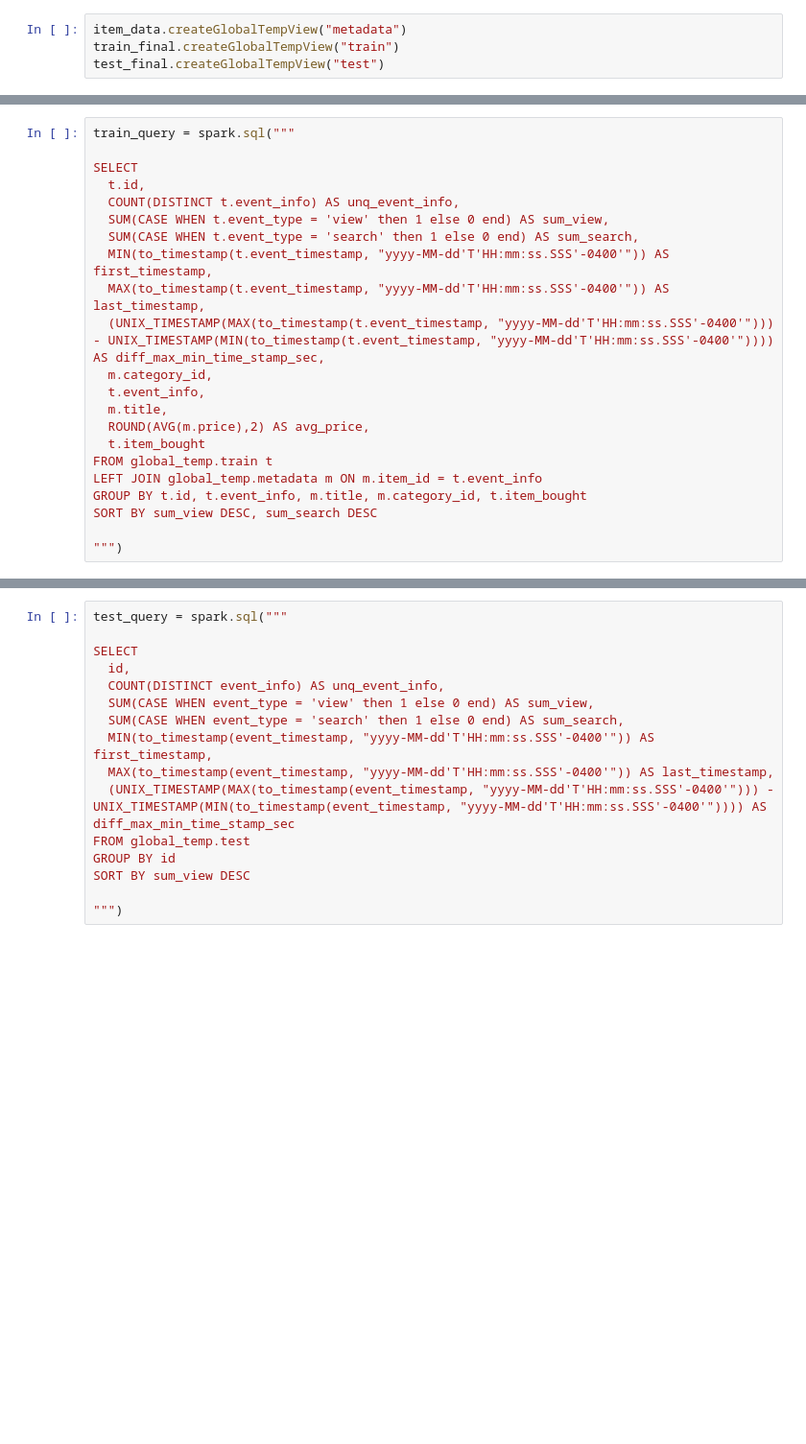
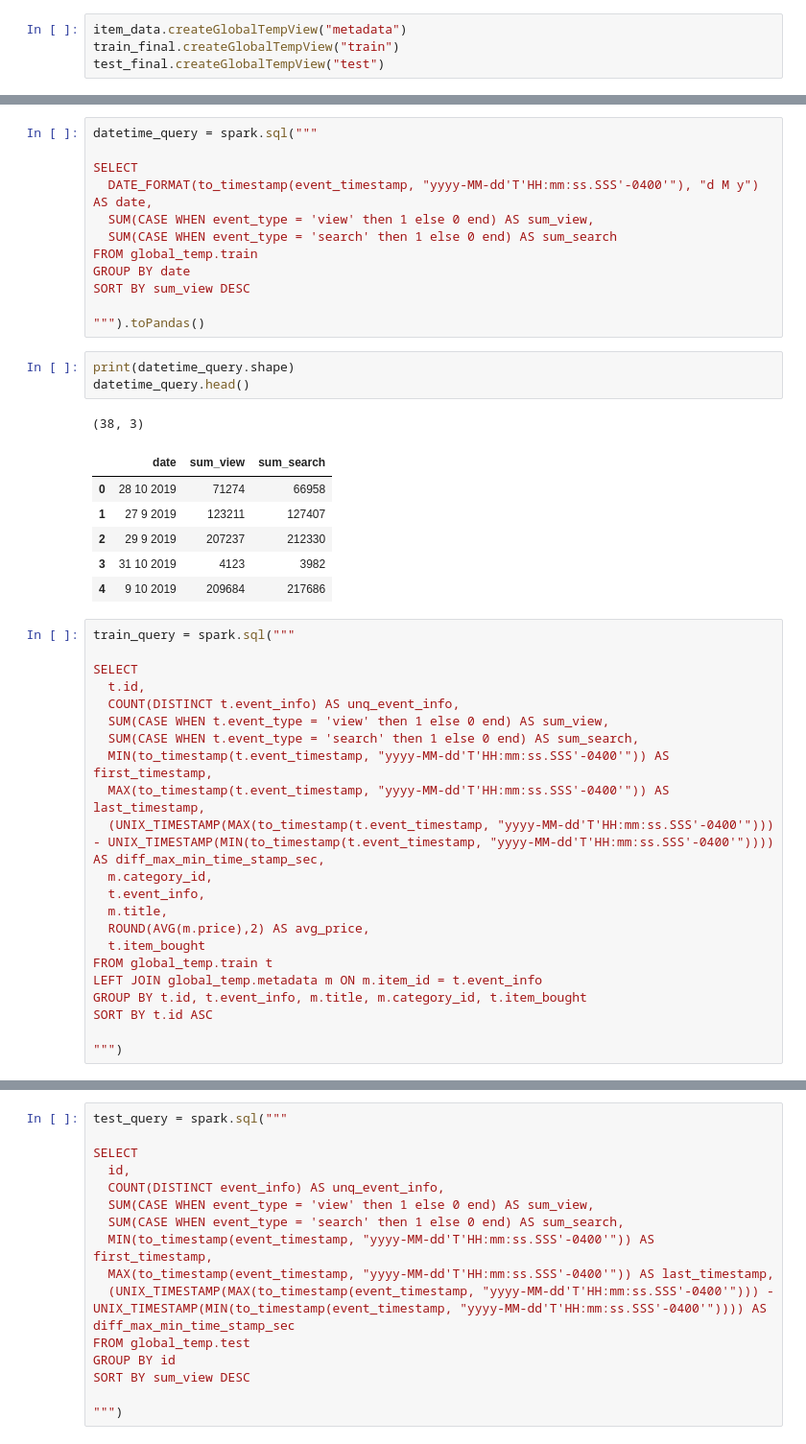
Before and after one commit to VictorOPreuss/MeLi-Data-Challenge-2020, a Jupyter notebook: MeLi_Data_Challenge_2020.ipynb, the cells around one changed output, grey strips where cells are left out. Shown at 96% size. Drawn from its saved outputs; the diff is of its cells as text; blank space fills up the shorter version.

```diff
--- a/MeLi_Data_Challenge_2020.ipynb
+++ b/MeLi_Data_Challenge_2020.ipynb
@@ -444,3 +274,26 @@ test_final.createGlobalTempView("test")
+# %%
+datetime_query = spark.sql("""
+
+SELECT
+  DATE_FORMAT(to_timestamp(event_timestamp, "yyyy-MM-dd'T'HH:mm:ss.SSS'-0400'"), "d M y") AS date,
+  SUM(CASE WHEN event_type = 'view' then 1 else 0 end) AS sum_view,
+  SUM(CASE WHEN event_type = 'search' then 1 else 0 end) AS sum_search
+FROM global_temp.train
+GROUP BY date
+SORT BY sum_view DESC
+
+""").toPandas()
+# %%
+print(datetime_query.shape)
+datetime_query.head()
+# %% [output]
+(38, 3)
+|  | date | sum_view | sum_search |
+| 0 | 28 10 2019 | 71274 | 66958 |
+| 1 | 27 9 2019 | 123211 | 127407 |
+| 2 | 29 9 2019 | 207237 | 212330 |
+| 3 | 31 10 2019 | 4123 | 3982 |
+| 4 | 9 10 2019 | 209684 | 217686 |
 # %%
 train_query = spark.sql("""
 
@@ -460,7 +313,7 @@ SELECT
 FROM global_temp.train t
 LEFT JOIN global_temp.metadata m ON m.item_id = t.event_info
 GROUP BY t.id, t.event_info, m.title, m.category_id, t.item_bought
-SORT BY sum_view DESC, sum_search DESC
+SORT BY t.id ASC
 
 """)
 # %%
```
Also changed, not shown: parts of 13 cells of this notebook.
